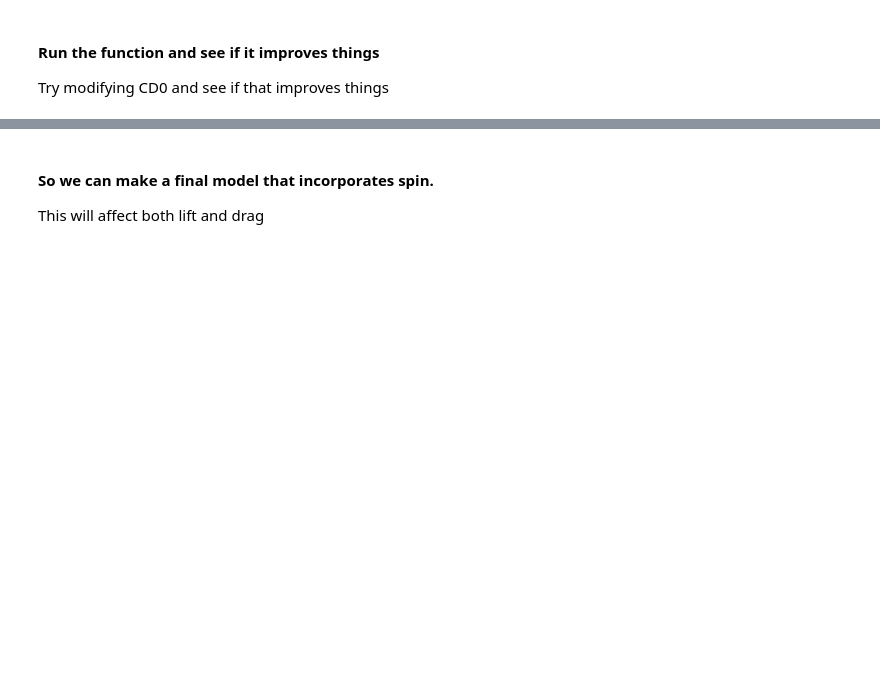
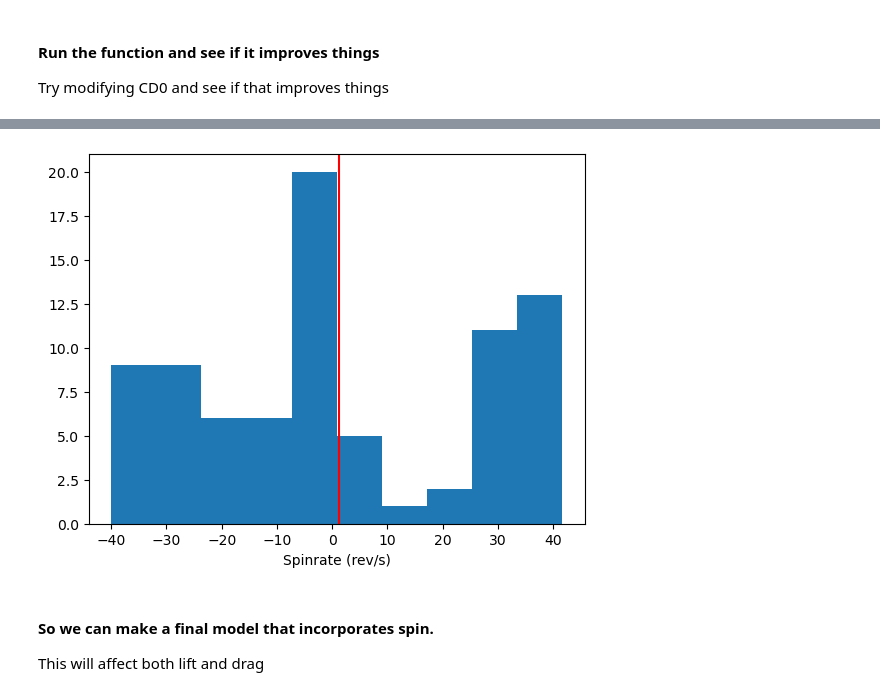
Before and after one commit to S1mWa1k/BMSC2240_projectile_modeling, a Jupyter notebook: SPSC2113_worksheet3_blank.ipynb, the cells around one changed output, grey strips where cells are left out. Saved outputs shown, nothing was run; the diff lists cells and outputs as text; code cells hidden in the pictures; blank space fills up the shorter version.

```diff
--- a/SPSC2113_worksheet3_blank.ipynb
+++ b/SPSC2113_worksheet3_blank.ipynb
@@ -173,10 +220,12 @@ The 75th sequence had almost no spin, which is why it worked quite well before
 # %%
 spinrates = np.genfromtxt('spinrates.txt',delimiter=',');
-fig, ax=plt.subplots(figsize=(5,5))
+fig, ax=plt.subplots(1)
 ax.hist(spinrates)
 ax.axvline(spinrates[74],color = 'r') # zero-based indexing so have to use -1
 ax.plot()
 ax.set(xlabel='Spinrate (rev/s)');
+# %% [output]
+[figure, added]
 # %% [markdown]
 #### So we can make a final model that incorporates spin.
 This will affect both lift and drag
```
Also changed, not shown: parts of 19 cells of this notebook.
